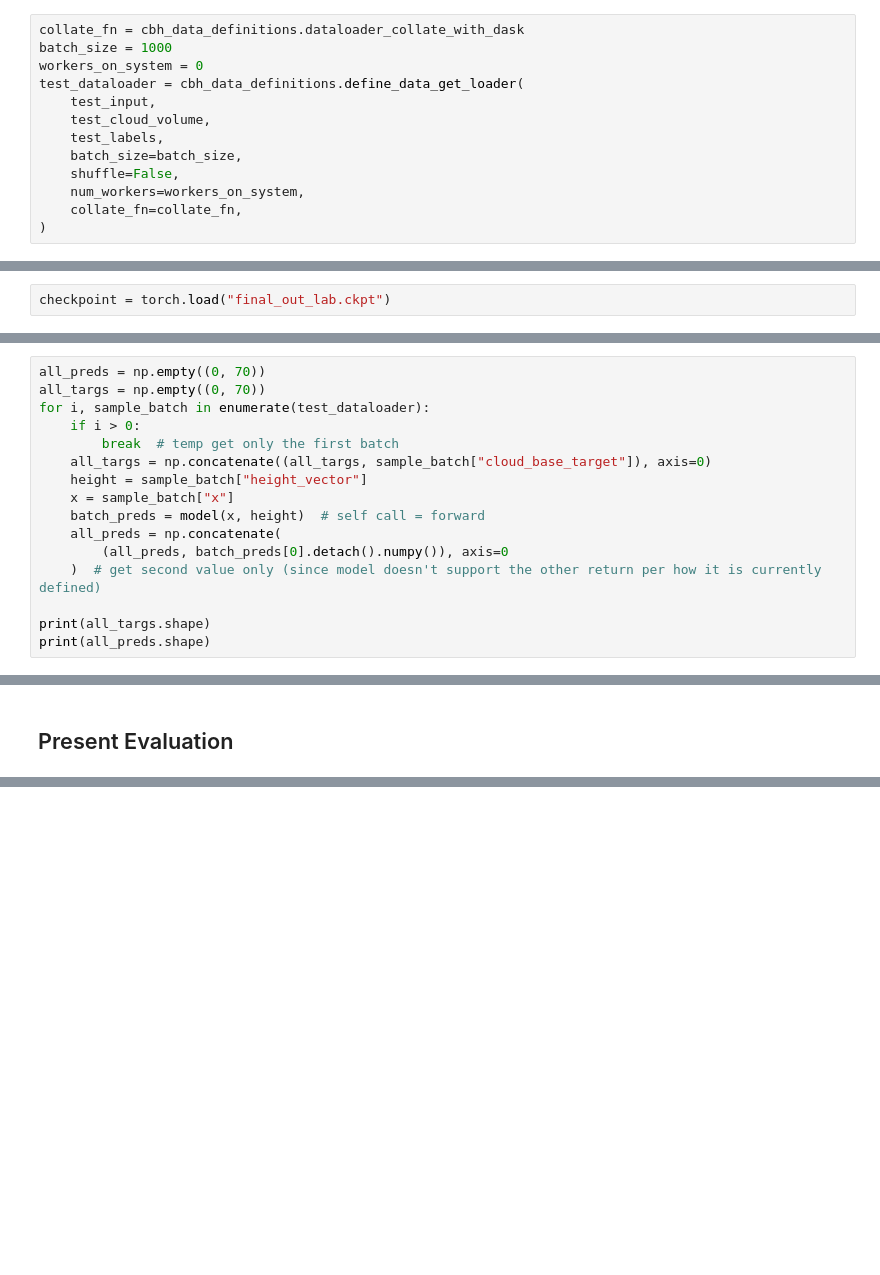
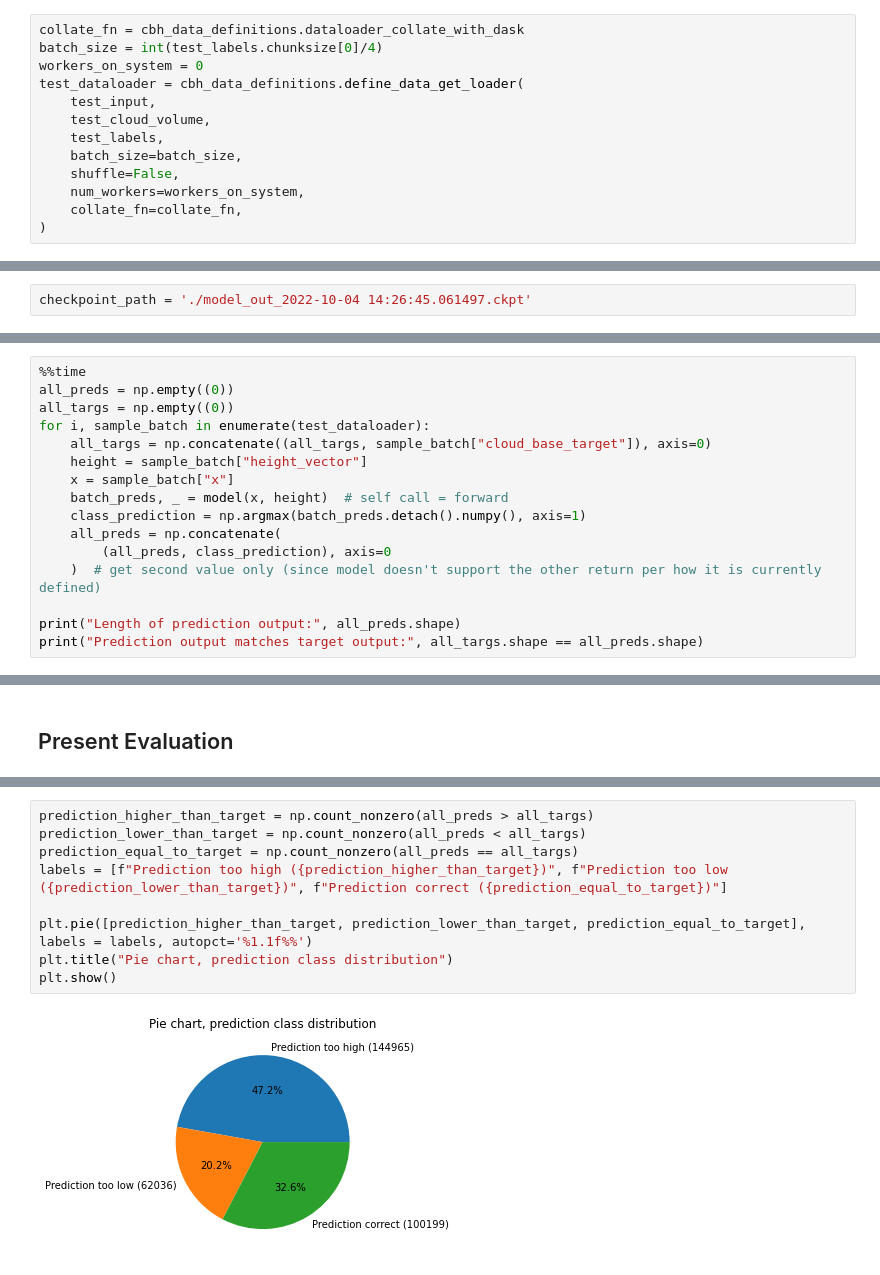
Before and after one commit to MetOffice/data_science_cop, a Jupyter notebook: challenges/2021_CyrilMorcrette_cloudBaseHeight/cbh_challenge_ml_pytorch_eval.ipynb, the cells around one changed output, grey strips where cells are left out. Drawn from its saved outputs; the diff is of its cells as text; blank space fills up the shorter version.

Commit message:
Add plots and metrics to eval

```diff
--- a/challenges/2021_CyrilMorcrette_cloudBaseHeight/cbh_challenge_ml_pytorch_eval.ipynb
+++ b/challenges/2021_CyrilMorcrette_cloudBaseHeight/cbh_challenge_ml_pytorch_eval.ipynb
@@ -33,6 +42,6 @@ Arrays      : cloud_volume_fraction_y.zarr, humidity_temp_pressure_x.zarr,
 # %%
 collate_fn = cbh_data_definitions.dataloader_collate_with_dask
-batch_size = 1000
+batch_size = int(test_labels.chunksize[0]/4)
 workers_on_system = 0
 test_dataloader = cbh_data_definitions.define_data_get_loader(
     test_input,
@@ -46,4 +55,4 @@ test_dataloader = cbh_data_definitions.define_data_get_loader(
 # %% [markdown]
 ## Define the network
 # %%
-checkpoint = torch.load("final_out_lab.ckpt")
+checkpoint_path = './model_out_2022-10-04 14:26:45.061497.ckpt'
@@ -69,19 +67,19 @@ model.state_dict = checkpoint["state_dict"]
 # %% [markdown]
 ## Get model predictions for Eval
 # %%
-all_preds = np.empty((0, 70))
-all_targs = np.empty((0, 70))
+%%time
+all_preds = np.empty((0))
+all_targs = np.empty((0))
 for i, sample_batch in enumerate(test_dataloader):
-    if i > 0:
-        break  # temp get only the first batch
     all_targs = np.concatenate((all_targs, sample_batch["cloud_base_target"]), axis=0)
     height = sample_batch["height_vector"]
     x = sample_batch["x"]
-    batch_preds = model(x, height)  # self call = forward
+    batch_preds, _ = model(x, height)  # self call = forward
+    class_prediction = np.argmax(batch_preds.detach().numpy(), axis=1)
     all_preds = np.concatenate(
-        (all_preds, batch_preds[0].detach().numpy()), axis=0
+        (all_preds, class_prediction), axis=0
     )  # get second value only (since model doesn't support the other return per how it is currently defined)
 
-print(all_targs.shape)
-print(all_preds.shape)
+print("Length of prediction output:", all_preds.shape)
+print("Prediction output matches target output:", all_targs.shape == all_preds.shape)
 # %% [output]
@@ -230,0 +262,11 @@ print(str(acc) + "%")
+# %%
+prediction_higher_than_target = np.count_nonzero(all_preds > all_targs)
+prediction_lower_than_target = np.count_nonzero(all_preds < all_targs)
+prediction_equal_to_target = np.count_nonzero(all_preds == all_targs)
+labels = [f"Prediction too high ({prediction_higher_than_target})", f"Prediction too low ({prediction_lower_than_target})", f"Prediction correct ({prediction_equal_to_target})"]
+
+plt.pie([prediction_higher_than_target, prediction_lower_than_target, prediction_equal_to_target], labels = labels, autopct='%1.1f%%')
+plt.title("Pie chart, prediction class distribution")
+plt.show()
+# %% [output]
+[figure, added]
```
Also changed, not shown: parts of 21 cells of this notebook.
